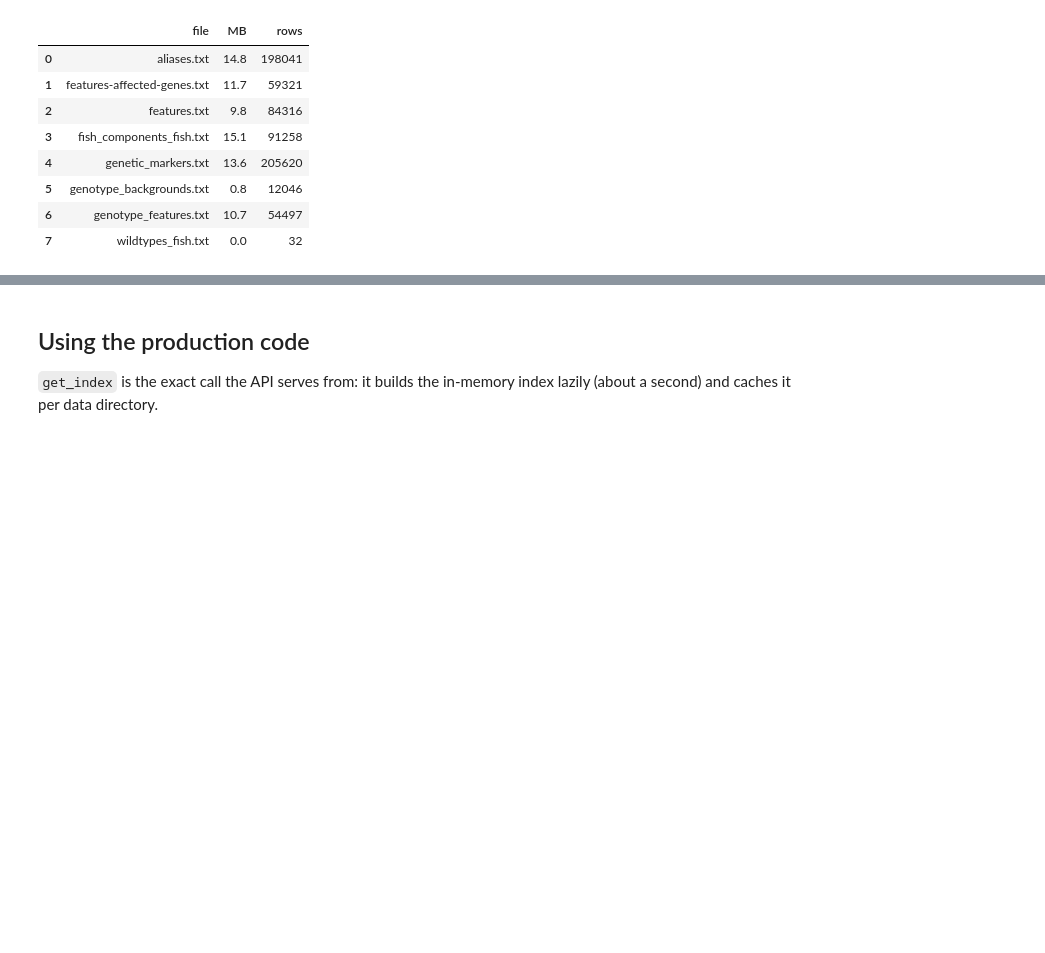
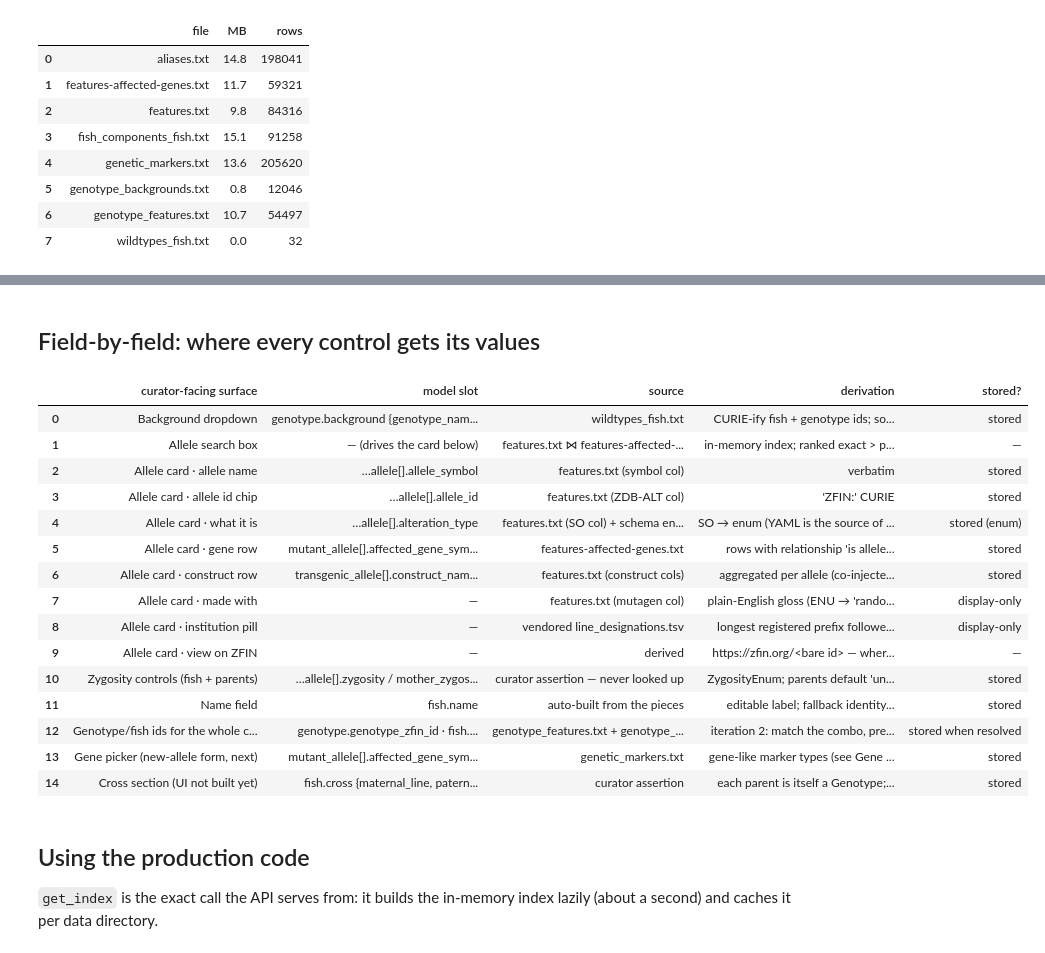
Before and after one commit to zappfish/zapp-atlas, a Jupyter notebook: notebooks/zfin_ingest_qc.ipynb, the cells around one changed output, grey strips where cells are left out. Saved outputs shown, nothing was run; the diff lists cells and outputs as text; code cells hidden in the pictures; blank space fills up the shorter version.

```diff
--- a/notebooks/zfin_ingest_qc.ipynb
+++ b/notebooks/zfin_ingest_qc.ipynb
@@ -98,3 +76,52 @@ pd.DataFrame([
+# %% [markdown]
+## Field-by-field: where every control gets its values
+# %%
+pd.DataFrame([
+    ["Background dropdown", "genotype.background {genotype_name, genotype_zfin_id}; pure wild-type fish also get fish_zfin_id",
+     "wildtypes_fish.txt", "CURIE-ify fish + genotype ids; sorted; form adds 'unknown' → field simply omitted", "stored"],
+    ["Allele search box", "— (drives the card below)",
+     "features.txt ⋈ features-affected-genes.txt ⋈ vendored prefix registry",
+     "in-memory index; ranked exact > prefix > substring, allele > gene > construct", "—"],
+    ["Allele card · allele name", "…allele[].allele_symbol", "features.txt (symbol col)", "verbatim", "stored"],
+    ["Allele card · allele id chip", "…allele[].allele_id", "features.txt (ZDB-ALT col)", "'ZFIN:' CURIE", "stored"],
+    ["Allele card · what it is", "…allele[].alteration_type", "features.txt (SO col) + schema enum meanings",
+     "SO → enum (YAML is the source of truth); unmapped keep ZFIN's label for display", "stored (enum)"],
+    ["Allele card · gene row", "mutant_allele[].affected_gene_symbol/_id",
+     "features-affected-genes.txt", "rows with relationship 'is allele of' only; first distinct gene", "stored"],
+    ["Allele card · construct row", "transgenic_allele[].construct_name/_id",
+     "features.txt (construct cols)", "aggregated per allele (co-injected lines carry several); first fills the scalar slots", "stored"],
+    ["Allele card · made with", "—", "features.txt (mutagen col)", "plain-English gloss (ENU → 'random chemical mutagenesis', …)", "display-only"],
+    ["Allele card · institution pill", "—", "vendored line_designations.tsv",
+     "longest registered prefix followed by a digit; NOT ZFIN's per-feature Lab of Origin", "display-only"],
+    ["Allele card · view on ZFIN", "—", "derived", "https://zfin.org/<bare id> — where molecular detail and Lab of Origin live", "—"],
+    ["Zygosity controls (fish + parents)", "…allele[].zygosity / mother_zygosity / father_zygosity",
+     "curator assertion — never looked up", "ZygosityEnum; parents default 'unknown' (ZFIN's U); 'wild type' = ZFIN's W", "stored"],
+    ["Name field", "fish.name", "auto-built from the pieces", "editable label; fallback identity for unregistered lines; never parsed", "stored"],
+    ["Genotype/fish ids for the whole combination", "genotype.genotype_zfin_id · fish.fish_zfin_id",
+     "genotype_features.txt + genotype_backgrounds.txt + fish_components_fish.txt + aliases.txt",
+     "iteration 2: match the combo, present ranked candidates, never silent-pick", "stored when resolved"],
+    ["Gene picker (new-allele form, next)", "mutant_allele[].affected_gene_symbol/_id",
+     "genetic_markers.txt", "gene-like marker types (see Gene authority below); search, never free-typed", "stored"],
+    ["Cross section (UI not built yet)", "fish.cross {maternal_line, paternal_line, progeny_selection}",
+     "curator assertion", "each parent is itself a Genotype; ProgenySelectionEnum", "stored"],
+], columns=["curator-facing surface", "model slot", "source", "derivation", "stored?"])
+# %% [output]
+|  | curator-facing surface | model slot | source | derivation | stored? |
+| 0 | Background dropdown | genotype.background {genotype_nam... | wildtypes_fish.txt | CURIE-ify fish + genotype ids; so... | stored |
+| 1 | Allele search box | — (drives the card below) | features.txt ⋈ features-affected-... | in-memory index; ranked exact > p... | — |
+| 2 | Allele card · allele name | …allele[].allele_symbol | features.txt (symbol col) | verbatim | stored |
+| 3 | Allele card · allele id chip | …allele[].allele_id | features.txt (ZDB-ALT col) | 'ZFIN:' CURIE | stored |
+| 4 | Allele card · what it is | …allele[].alteration_type | features.txt (SO col) + schema en... | SO → enum (YAML is the source of ... | stored (enum) |
+| 5 | Allele card · gene row | mutant_allele[].affected_gene_sym... | features-affected-genes.txt | rows with relationship 'is allele... | stored |
+| 6 | Allele card · construct row | transgenic_allele[].construct_nam... | features.txt (construct cols) | aggregated per allele (co-injecte... | stored |
+| 7 | Allele card · made with | — | features.txt (mutagen col) | plain-English gloss (ENU → 'rando... | display-only |
+| 8 | Allele card · institution pill | — | vendored line_designations.tsv | longest registered prefix followe... | display-only |
+| 9 | Allele card · view on ZFIN | — | derived | https://zfin.org/<bare id> — wher... | — |
+| 10 | Zygosity controls (fish + parents) | …allele[].zygosity / mother_zygos... | curator assertion — never looked up | ZygosityEnum; parents default 'un... | stored |
+| 11 | Name field | fish.name | auto-built from the pieces | editable label; fallback identity... | stored |
+| 12 | Genotype/fish ids for the whole c... | genotype.genotype_zfin_id · fish.... | genotype_features.txt + genotype_... | iteration 2: match the combo, pre... | stored when resolved |
+| 13 | Gene picker (new-allele form, next) | mutant_allele[].affected_gene_sym... | genetic_markers.txt | gene-like marker types (see Gene ... | stored |
+| 14 | Cross section (UI not built yet) | fish.cross {maternal_line, patern... | curator assertion | each parent is itself a Genotype;... | stored |
 # %% [markdown]
 ## Using the production code
 
```
Also changed, not shown: parts of 28 cells of this notebook.
